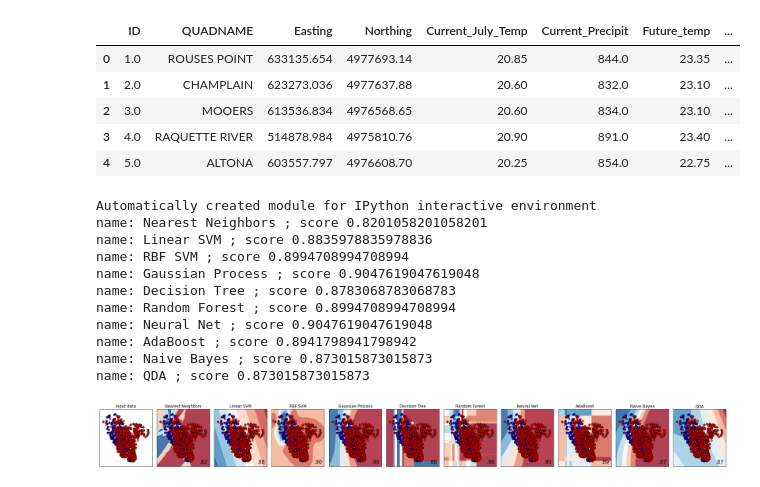
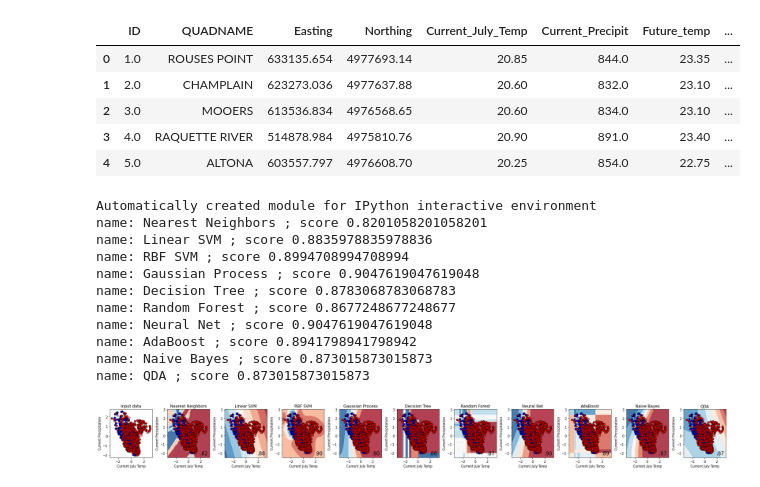
Before and after one commit to Inventrohyder/NS166_final, a Jupyter notebook: Notebook.ipynb, the cells around one changed output. Saved outputs shown, nothing was run; the diff lists cells and outputs as text; code cells hidden in the pictures.

```diff
--- a/Notebook.ipynb
+++ b/Notebook.ipynb
@@ -106,16 +106,15 @@ for ds_cnt, ds in enumerate(datasets):
     ax = plt.subplot(len(datasets), len(classifiers) + 1, i)
     if ds_cnt == 0:
         ax.set_title("Input data")
+        ax.set_xlabel("Current July Temp")
+        ax.set_ylabel("Current Precipitation")
     # Plot the training points
     ax.scatter(X_train[:, 0], X_train[:, 1], c=y_train, cmap=cm_bright,
                edgecolors='k')
     # Plot the testing points
-    ax.scatter(X_test[:, 0], X_test[:, 1], c=y_test, cmap=cm_bright, alpha=0.6,
+    ax.scatter(X_test[:, 0], X_test[:, 1], c=y_test, cmap=cm_bright, alpha=0.4,
                edgecolors='k')
-    ax.set_xlim(xx.min(), xx.max())
-    ax.set_ylim(yy.min(), yy.max())
-    ax.set_xticks(())
-    ax.set_yticks(())
+
     i += 1
 
     # iterate over classifiers
@@ -135,36 +134,34 @@ for ds_cnt, ds in enumerate(datasets):
         # Put the result into a color plot
         Z = Z.reshape(xx.shape)
         ax.contourf(xx, yy, Z, cmap=cm, alpha=.8)
 
         # Plot the training points
         ax.scatter(X_train[:, 0], X_train[:, 1], c=y_train, cmap=cm_bright,
                    edgecolors='k')
         # Plot the testing points
         ax.scatter(X_test[:, 0], X_test[:, 1], c=y_test, cmap=cm_bright,
                    edgecolors='k', alpha=0.6)
 
-        ax.set_xlim(xx.min(), xx.max())
-        ax.set_ylim(yy.min(), yy.max())
-        ax.set_xticks(())
-        ax.set_yticks(())
         if ds_cnt == 0:
             ax.set_title(name)
+            ax.set_xlabel("Current July Temp")
+            ax.set_ylabel("Current Precipitation")
         ax.text(xx.max() - .3, yy.min() + .3, ('%.2f' % score).lstrip('0'),
                 size=15, horizontalalignment='right')
         i += 1
 
 plt.tight_layout()
 plt.show()
 # %% [output]
 Automatically created module for IPython interactive environment
 name: Nearest Neighbors ; score 0.8201058201058201
 name: Linear SVM ; score 0.8835978835978836
 name: RBF SVM ; score 0.8994708994708994
 name: Gaussian Process ; score 0.9047619047619048
 name: Decision Tree ; score 0.8783068783068783
-name: Random Forest ; score 0.8994708994708994
+name: Random Forest ; score 0.8677248677248677
 name: Neural Net ; score 0.9047619047619048
 name: AdaBoost ; score 0.8941798941798942
 name: Naive Bayes ; score 0.873015873015873
 name: QDA ; score 0.873015873015873
-[figure, old version]
+[figure, new version]
```
Also changed, not shown: parts of 1 cell of this notebook.
